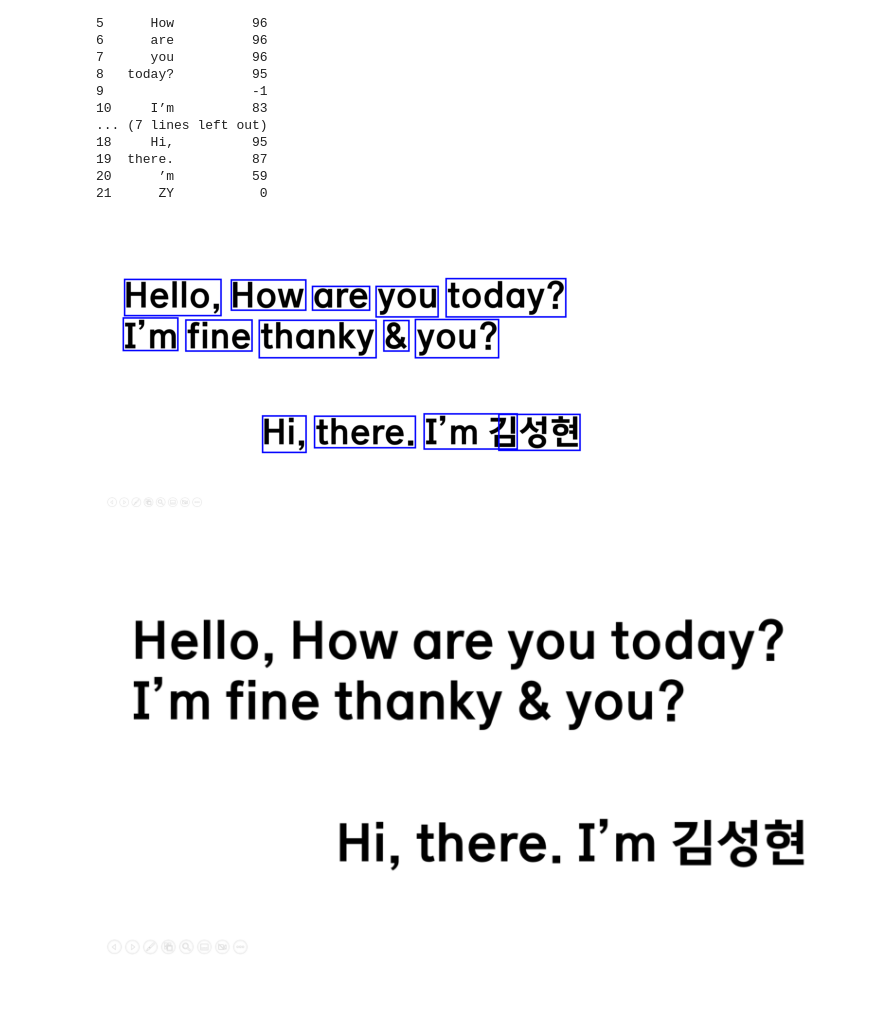
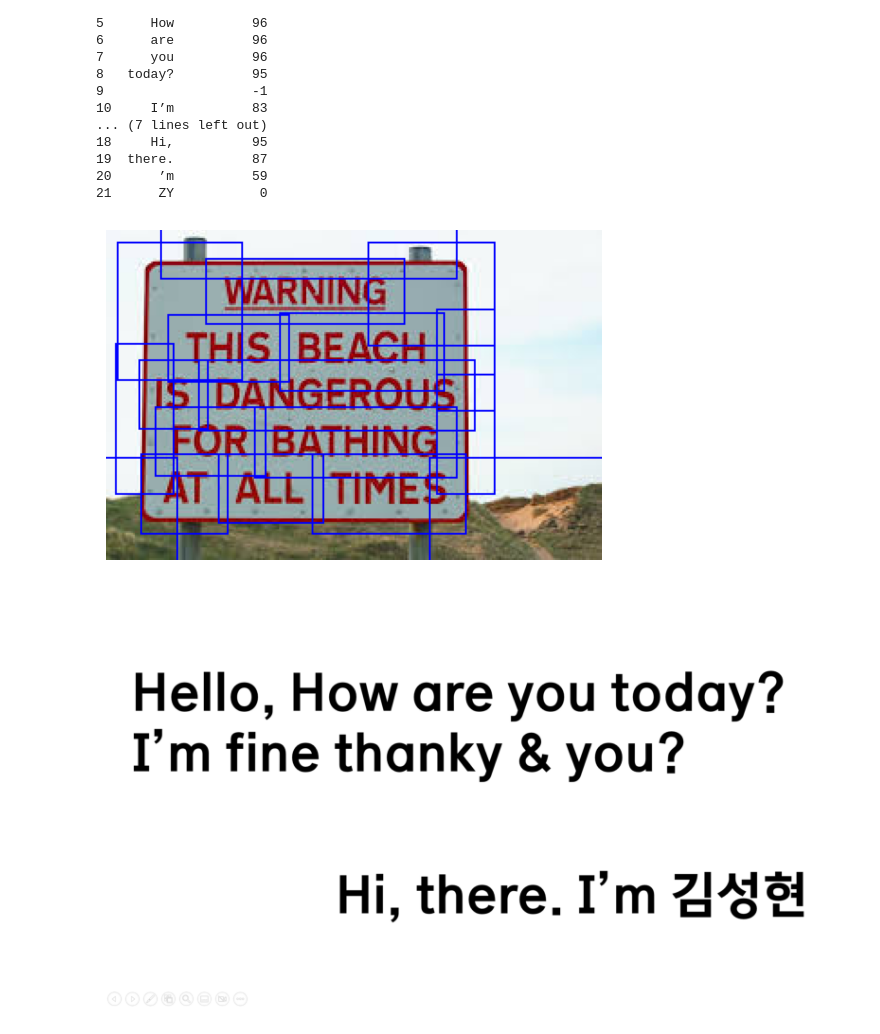
Before and after one commit to naisksh32/2nd_TechSeminar, a Jupyter notebook: Code/01_pytesseract.ipynb, the cells around one changed output. Cells and saved outputs as stored; diff of their text form; code cells hidden in the pictures; blank space fills up the shorter version.

```diff
--- a/Code/01_pytesseract.ipynb
+++ b/Code/01_pytesseract.ipynb
@@ -14,7 +14,8 @@ import os
 test1_path = r'C:\ITStudy\100_SelfProject\2nd_TechSeminar\Data\Tesseract_set\test_1.png'
 test2_path = r'D:\ITStudy\10_WooriFISA\2nd_Tech_Seminar\Data\Tesseract_set\test_2.png'
 test3_path = r'D:\ITStudy\10_WooriFISA\2nd_Tech_Seminar\Data\Tesseract_set\test_3.png'
-image = Image.open(test1_path)
+panel_path = r'D:\ITStudy\10_WooriFISA\2nd_Tech_Seminar\Data\panel2.jpg'
+image = Image.open(panel_path)
 text = pytesseract.image_to_string(image, lang='kor+eng')
 # %%
 image
@@ -48,7 +49,7 @@ def tesseract_ocr_extract(image_path):
 
     return return_list
 # %%
-box_list = tesseract_ocr_extract(test1_path)
+box_list = tesseract_ocr_extract(panel_path)
 # %%
 # 테서렉트가 분석하면서 회차별로 정보를 저장한 box_list
 box_list
@@ -120,35 +121,35 @@ except IOError:
 # %%
 total_image = image.copy()
 draw = ImageDraw.Draw(total_image)
 margin = 10
-output_filename = 'test_1 full box.png'
+output_filename = 'panel full box.png'
 # 인식된 텍스트와 바운딩 박스를 이미지에 그리기
 for bbox in box_list:
     if bbox['text'] == '':
         continue
 
     top_left = tuple((bbox['left']- margin, bbox['top']- margin))
     bottom_right = tuple((bbox['left']+bbox['width']+ margin, bbox['top']+bbox['height']+ margin))
 
     # 바운딩 박스 그리기
-    draw.rectangle((top_left, bottom_right), outline="blue", width=6)
+    draw.rectangle((top_left, bottom_right), outline="blue", width=1)
 
     # # 텍스트 그리기 (박스 위에 위치)
     # text_position = (top_left[0], top_left[1] - 20)
     # draw.text(text_position, text, font=font, fill="black")
 
 # 결과 이미지 출력
 # plt.figure(figsize=(10, 6))
 plt.imshow(total_image)
 plt.axis('off')  # 축 눈금 숨기기
 plt.savefig(
     output_filename,
     dpi=300,  # 해상도(Dots Per Inch) 설정
-    # bbox_inches='tight' # 그래프 주변의 불필요한 여백을 최소화
+    bbox_inches='tight' # 그래프 주변의 불필요한 여백을 최소화
 )
 plt.show()
 # %% [output]
-[figure, old version]
+[figure, new version]
 # %%
 output_folder = "pytesseract_output"
 if not os.path.exists(output_folder):
```
Also changed, not shown: parts of 1 cell of this notebook, 9 other files.
